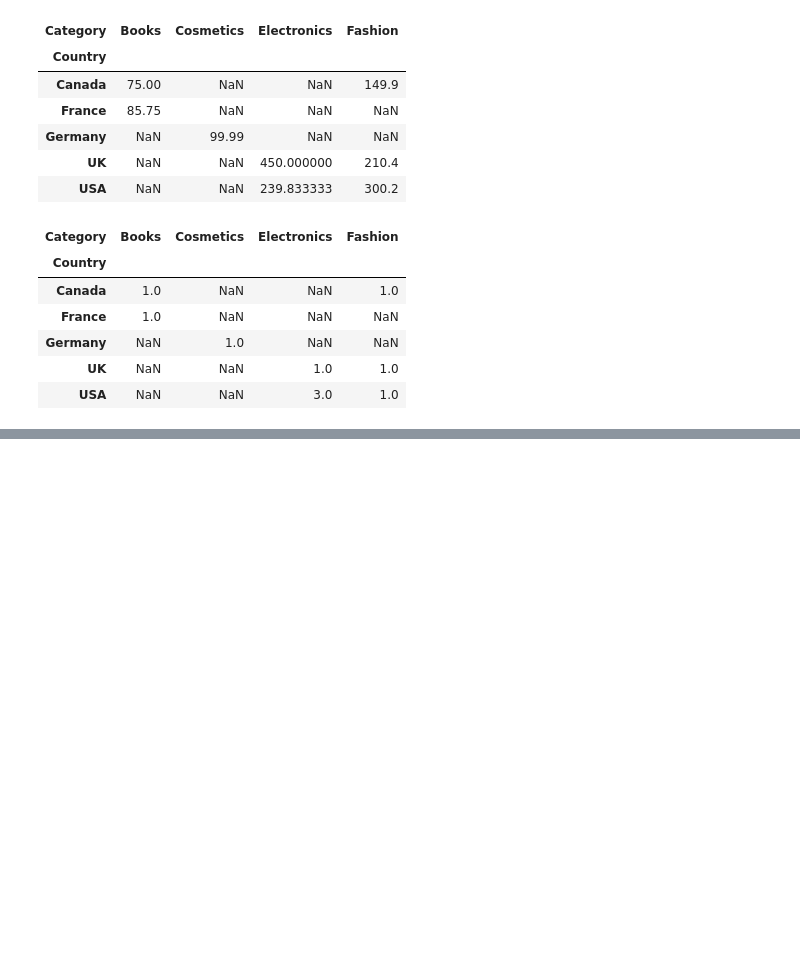
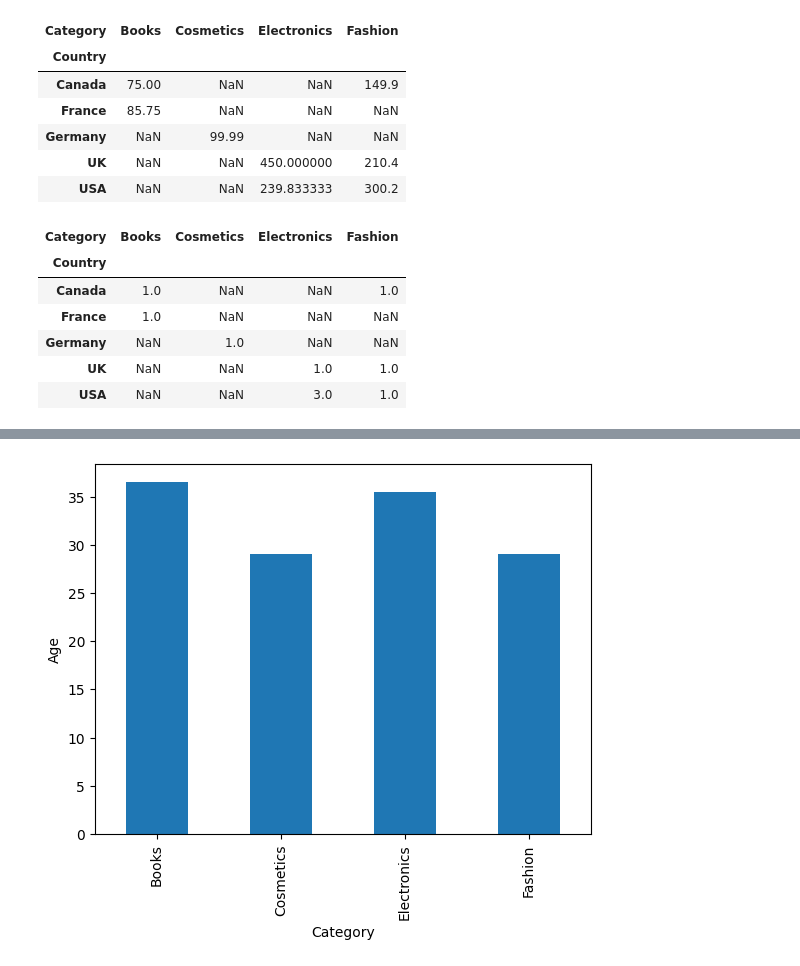
Before and after one commit to Grace-1420/mock_analysis.py, a Jupyter notebook: Copy_of_Notebooks_intro.ipynb, the cells around one changed output, grey strips where cells are left out. Saved outputs shown, nothing was run; the diff lists cells and outputs as text; code cells hidden in the pictures; blank space fills up the shorter version.

```diff
--- a/Copy_of_Notebooks_intro.ipynb
+++ b/Copy_of_Notebooks_intro.ipynb
@@ -93,0 +127,7 @@ pd.pivot_table(df,values = 'Purchase Amount (USD)' , index = 'Country' , columns
+# %%
+df.groupby('Category')['Age'].mean().plot(kind = 'bar')
+plt.xlabel('Category')
+plt.ylabel('Age')
+plt.show()
+# %% [output]
+[figure, added]
```
Also changed, not shown: parts of 4 cells of this notebook.
